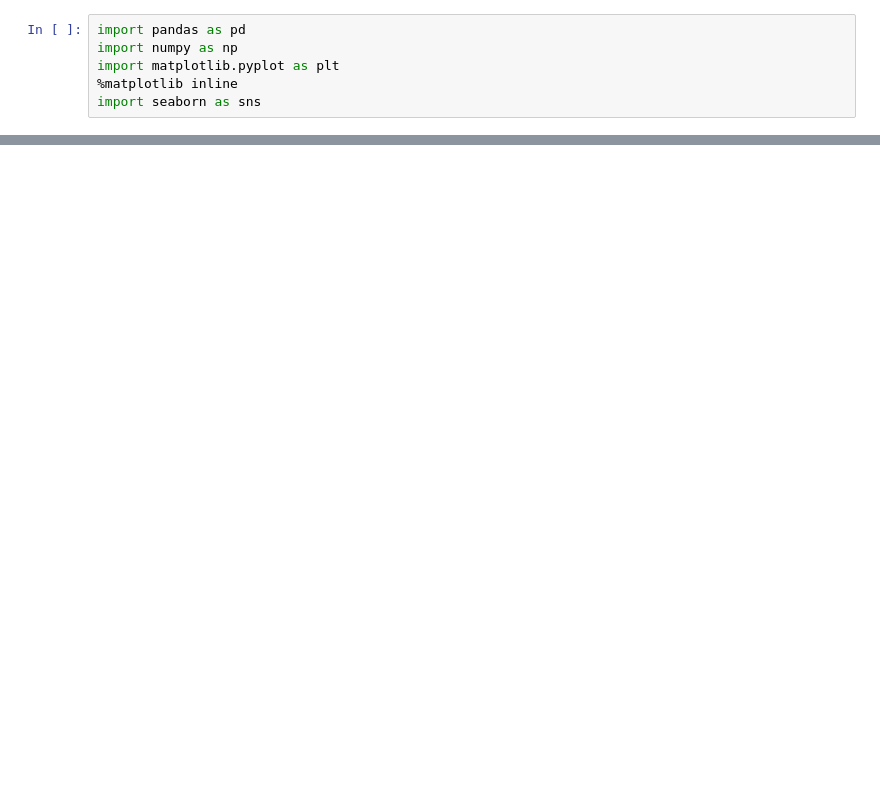
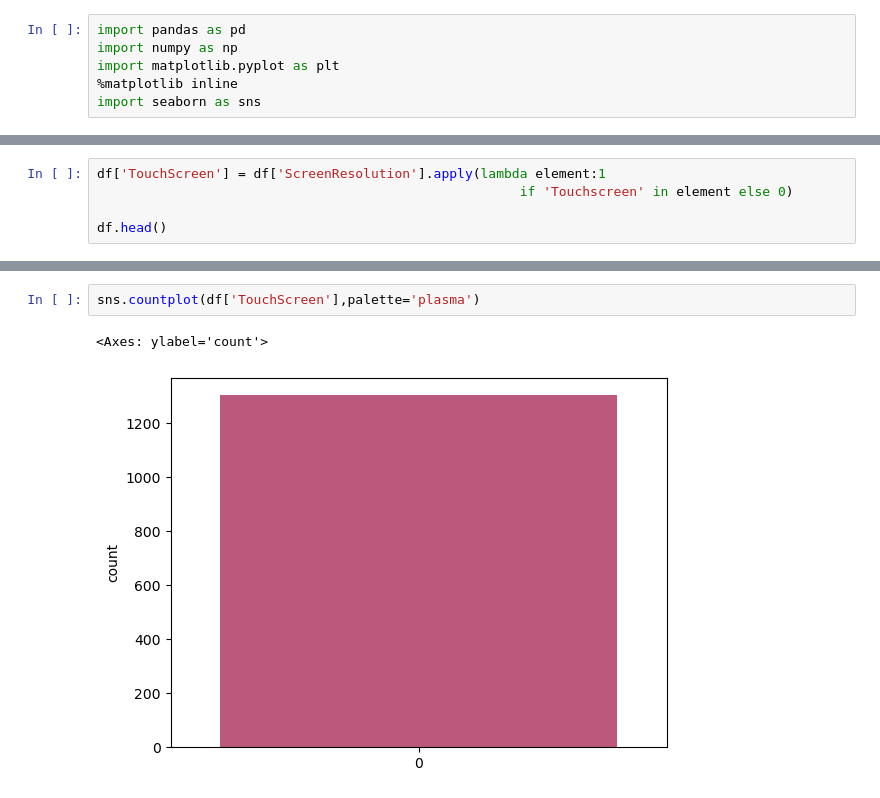
Before and after one commit to zacharias1219/data_science, a Jupyter notebook: Laptop price predictor/main.ipynb, the cells around one changed output, grey strips where cells are left out. Cells and saved outputs as stored; diff of their text form; blank space fills up the shorter version.

```diff
--- a/Laptop price predictor/main.ipynb
+++ b/Laptop price predictor/main.ipynb
@@ -57,0 +169,5 @@ df['ScreenResolution'].value_counts()
+# %%
+df['TouchScreen'] = df['ScreenResolution'].apply(lambda element:1
+                                                      if 'Touchscreen' in element else 0)
+
+df.head()
@@ -57,0 +181,5 @@ df['ScreenResolution'].value_counts()
+# %%
+sns.countplot(df['TouchScreen'],palette='plasma')
+# %% [output]
+<Axes: ylabel='count'>
+[figure, added]
```
Also changed, not shown: parts of 15 cells of this notebook, 1 other file.
